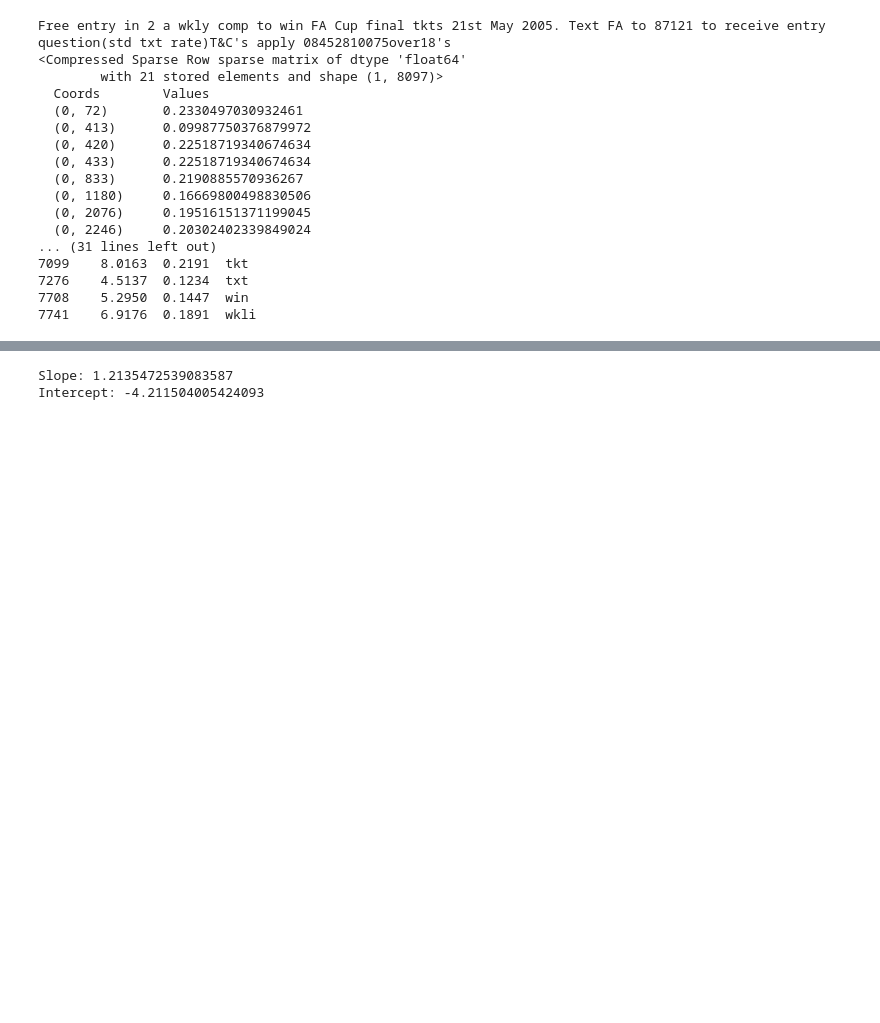
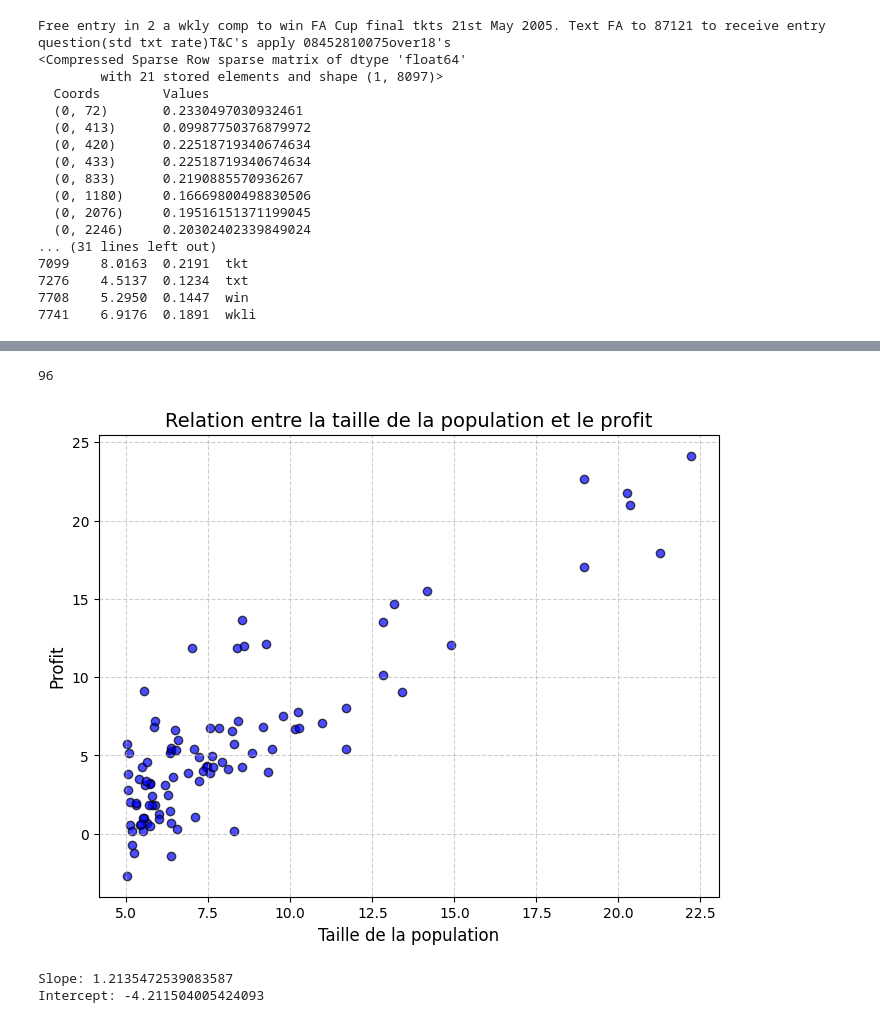
Before and after one commit to mo-hamedaziz/Machine-Learning-Labs, a Jupyter notebook: TP4/tp4.ipynb, the cells around one changed output, grey strips where cells are left out. Saved outputs shown, nothing was run; the diff lists cells and outputs as text; code cells hidden in the pictures; blank space fills up the shorter version.

```diff
--- a/TP4/tp4.ipynb
+++ b/TP4/tp4.ipynb
@@ -267,9 +269,30 @@ print(classification_report(predictions, y_test))
 
 df = pd.read_csv('./DB/univariateLinearRegression.csv')
     # 96 rows and 2 columns (population and profit)
+
+print(len(df))
+# %% [output]
+96
 # %%
 # All rows from the first column
 X = df.iloc[0:len(df),0]
 
 # All rows from the second column
 Y = df.iloc[0:len(df),1]
+# %%
+# Visualisation des données
+plt.figure(figsize=(8, 6))
+plt.scatter(X, Y, color='blue', alpha=0.7, edgecolor='k')
+
+# Ajouter des labels et un titre
+plt.title("Relation entre la taille de la population et le profit", fontsize=14)
+plt.xlabel("Taille de la population", fontsize=12)
+plt.ylabel("Profit", fontsize=12)
+
+# Afficher le graphique
+plt.grid(True, linestyle='--', alpha=0.6)
+plt.show()
+
+# Question 4: Visualiser les données avec un scatter plot. Interprétez le résultat
+# %% [output]
+[figure, added]
```
Also changed, not shown: parts of 15 cells of this notebook.
